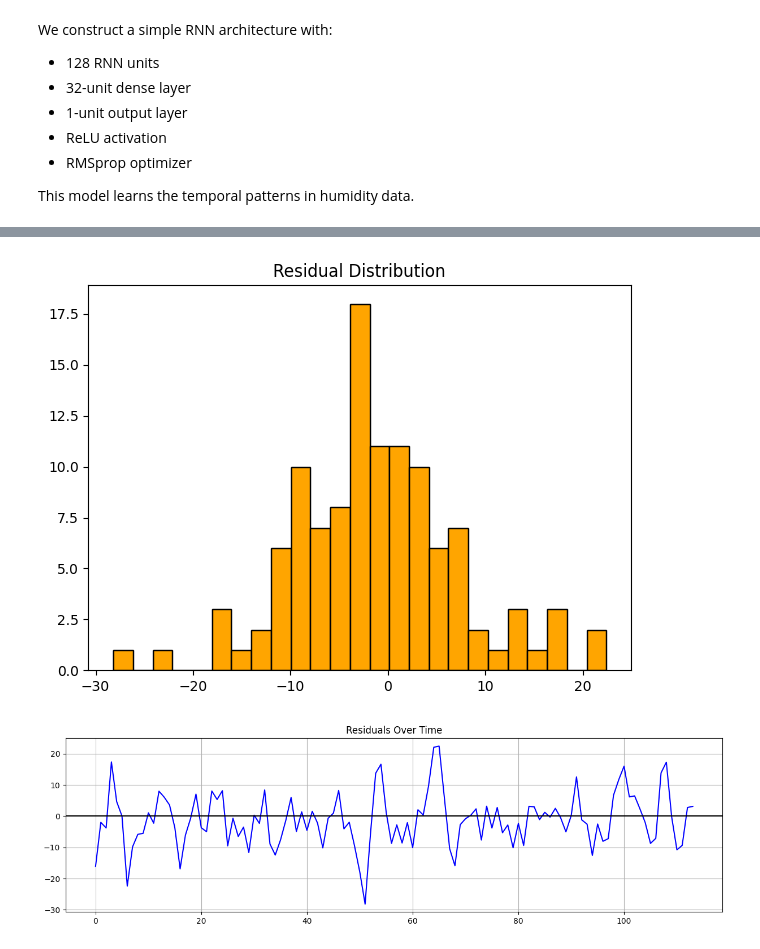
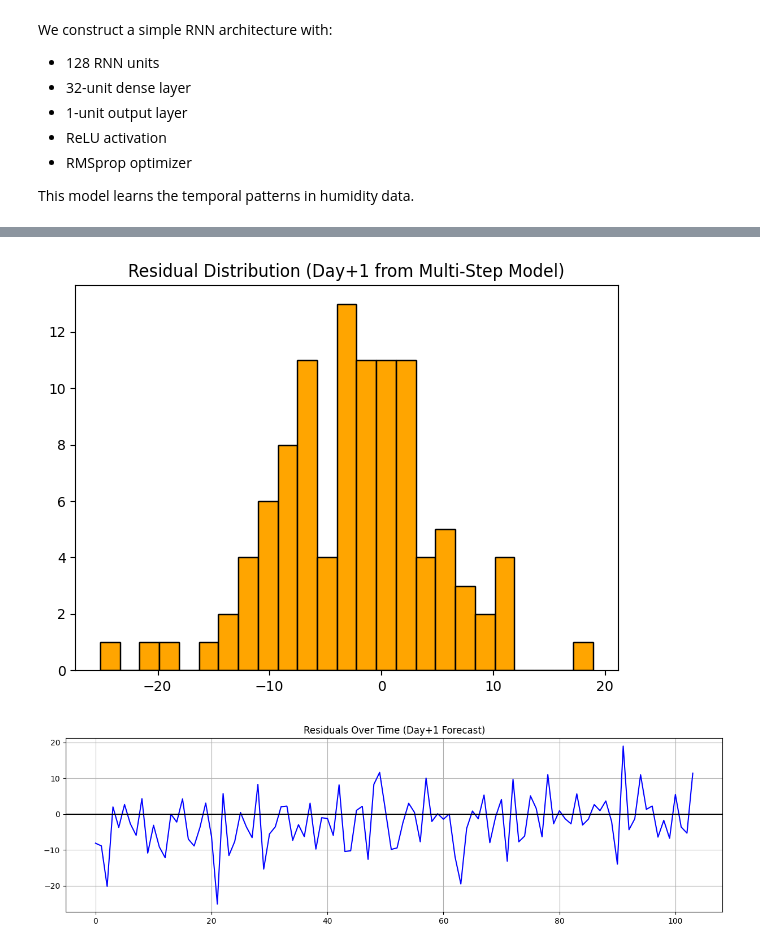
Before and after one commit to AntoniooOliva/Climate-A2, a Jupyter notebook: RNN.ipynb, the cells around one changed output, grey strips where cells are left out. Drawn from its saved outputs; the diff is of its cells as text; code cells hidden in the pictures.

```diff
--- a/RNN.ipynb
+++ b/RNN.ipynb
@@ -57,8 +57,7 @@ to predict the next one.
 To generate sliding windows, we create an extended version of each dataset
 and convert them into supervised (X, Y) matrices.
 # %%
-# Extend the sequences by repeating the last value
+# Define parameters for data preparation
 step = 4
-train_ext = np.append(train, np.repeat(train[-1], step))
-test_ext  = np.append(test,  np.repeat(test[-1], step))
+horizon = 7
 # %%
@@ -92,16 +98,16 @@ We construct a simple RNN architecture with:
 This model learns the temporal patterns in humidity data.
 # %%
 # Build Simple RNN Model
-def build_simple_rnn(num_units=128, embedding=4, num_dense=32, lr=0.001):
+def build_model():
     model = Sequential()
-    model.add(SimpleRNN(num_units, input_shape=(1, embedding), activation="relu"))
-    model.add(Dense(num_dense, activation="relu"))
-    model.add(Dense(1))
+    model.add(SimpleRNN(128, input_shape=(1, step), activation="relu"))
+    model.add(Dense(32, activation="relu"))
+    model.add(Dense(horizon))
     model.compile(loss="mean_squared_error",
-                  optimizer=RMSprop(learning_rate=lr),
+                  optimizer=RMSprop(learning_rate=0.001),
                   metrics=["mse"])
     return model
 
-model = build_simple_rnn(embedding=step)
+model = build_model()
 model.summary()
 # %% [output]
@@ -133,13 +139,14 @@ class MyCallback(Callback):
 # %%
 # Training the model
 batch_size = 16
-num_epochs = 500
+num_epochs = 300
 
 history = model.fit(
     trainX, trainY,
     epochs=num_epochs,
     batch_size=batch_size,
     callbacks=[MyCallback()],
+    validation_split=0.1,
     verbose=0
 )
 # %% [output]
@@ -274,20 +268,19 @@ The spread of residuals is consistent with the RMSE value of ~8.7.
 
 This confirms that the RNN’s performance remains stable across the entire test period.
 # %%
-# Plot residuals
-residuals = testPredict.reshape(-1) - test.reshape(-1)
+residuals = testPredict[:,0] - testY[:,0]
 
 plt.figure(figsize=(7,5))
 plt.hist(residuals, bins=25, edgecolor='k', color='orange')
-plt.title("Residual Distribution")
+plt.title("Residual Distribution (Day+1 from Multi-Step Model)")
 plt.show()
 
 plt.figure(figsize=(15,4))
 plt.plot(residuals, c='blue')
 plt.axhline(0, color='black')
 plt.grid(True)
-plt.title("Residuals Over Time")
+plt.title("Residuals Over Time (Day+1 Forecast)")
 plt.show()
 # %% [output]
-[figure, old version]
+[figure, new version]
-[figure, old version]
+[figure, new version]
```
Also changed, not shown: parts of 16 cells of this notebook, 1 other file.
